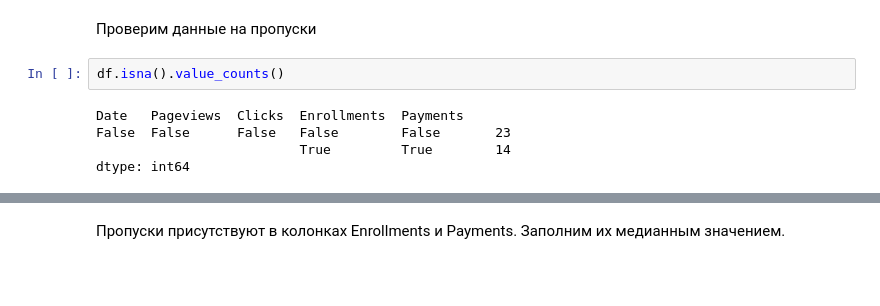
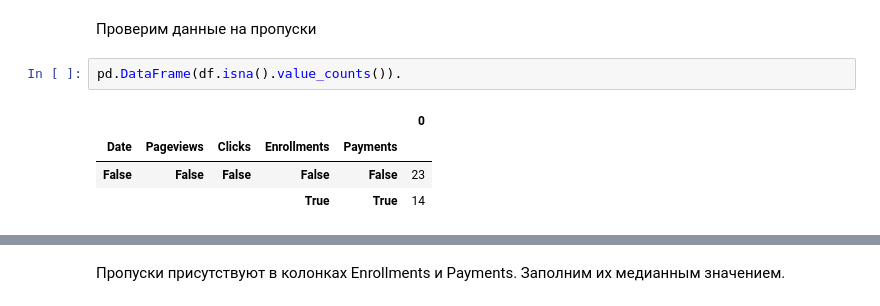
Before and after one commit to JacKira/IT_project, a Jupyter notebook: PipeLine.ipynb, the cells around one changed output, grey strips where cells are left out. Drawn from its saved outputs; the diff is of its cells as text; blank space fills up the shorter version.

```diff
--- a/PipeLine.ipynb
+++ b/PipeLine.ipynb
@@ -25,9 +25,9 @@ df.shape
 # %% [markdown]
 Проверим данные на пропуски
 # %%
-df.isna().value_counts()
+pd.DataFrame(df.isna().value_counts()).
 # %% [output]
-Date   Pageviews  Clicks  Enrollments  Payments
-False  False      False   False        False       23
-                          True         True        14
-dtype: int64
+|  |  |  |  |  | 0 |
+| Date | Pageviews | Clicks | Enrollments | Payments |  |
+| False | False | False | False | False | 23 |
+|  |  |  | True | True | 14 |
```
Also changed, not shown: parts of 2 cells of this notebook, 1 other file.
